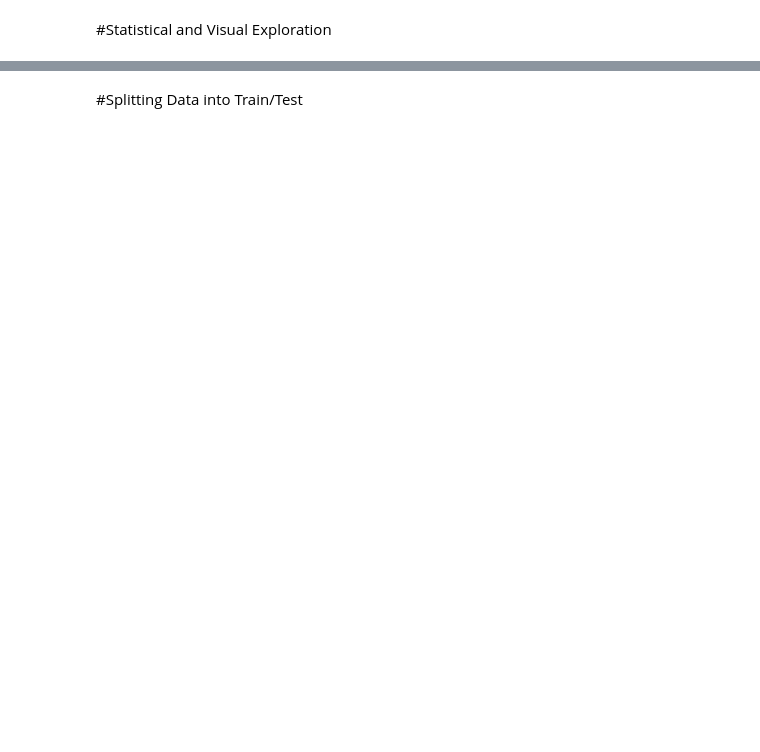
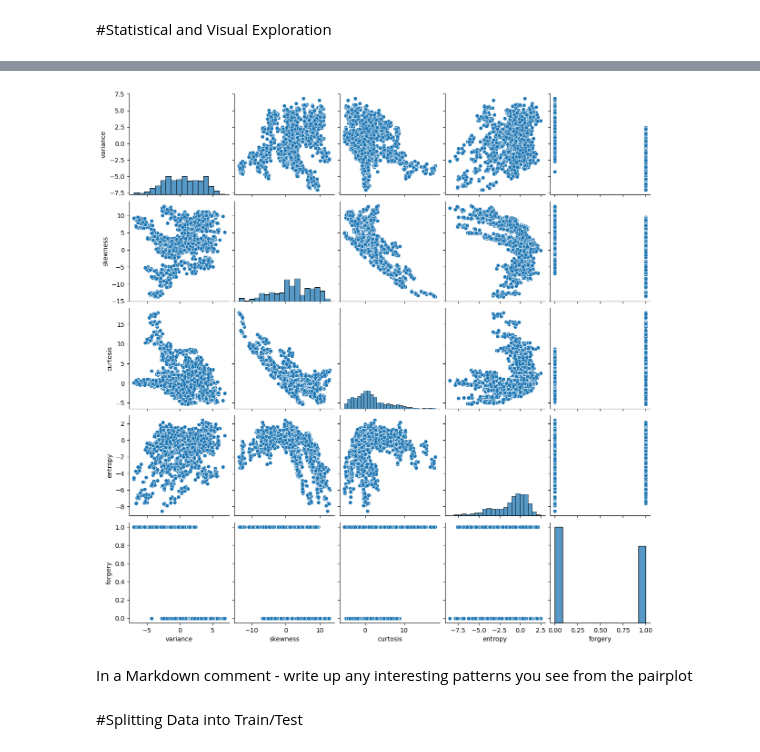
Before and after one commit to valenderval/MLA_JFV, a Jupyter notebook: MLA3_JFV.ipynb, the cells around one changed output, grey strips where cells are left out. Saved outputs shown, nothing was run; the diff lists cells and outputs as text; code cells hidden in the pictures; blank space fills up the shorter version.

```diff
--- a/MLA3_JFV.ipynb
+++ b/MLA3_JFV.ipynb
@@ -24,2 +110,9 @@ ROC_Curve Function
+# %%
+sns.pairplot(df)
+plt.show()
+# %% [output]
+[figure, added]
+# %% [markdown]
+In a Markdown comment - write up any interesting patterns you see from the pairplot
 # %% [markdown]
 #Splitting Data into Train/Test
```
Also changed, not shown: parts of 30 cells of this notebook.
